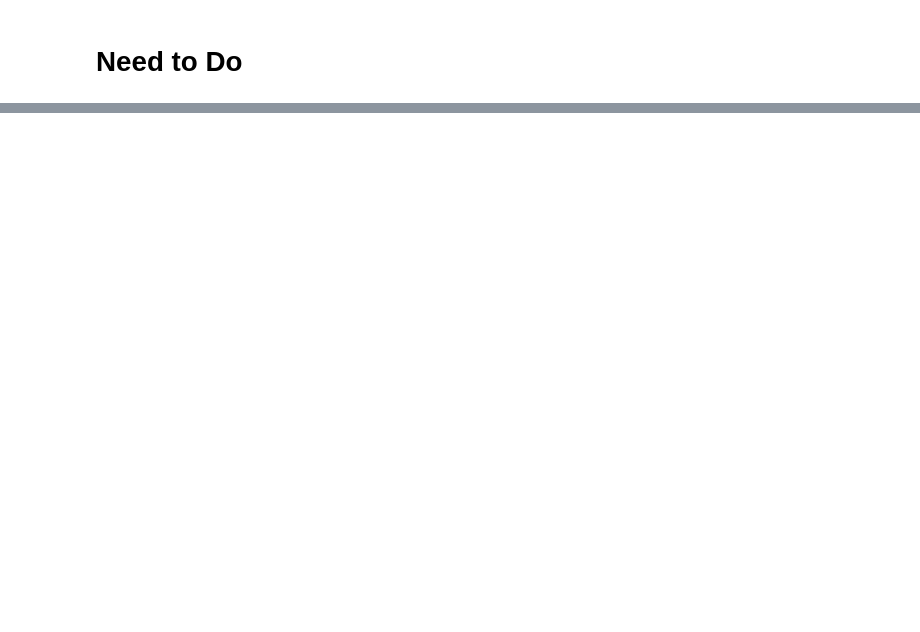
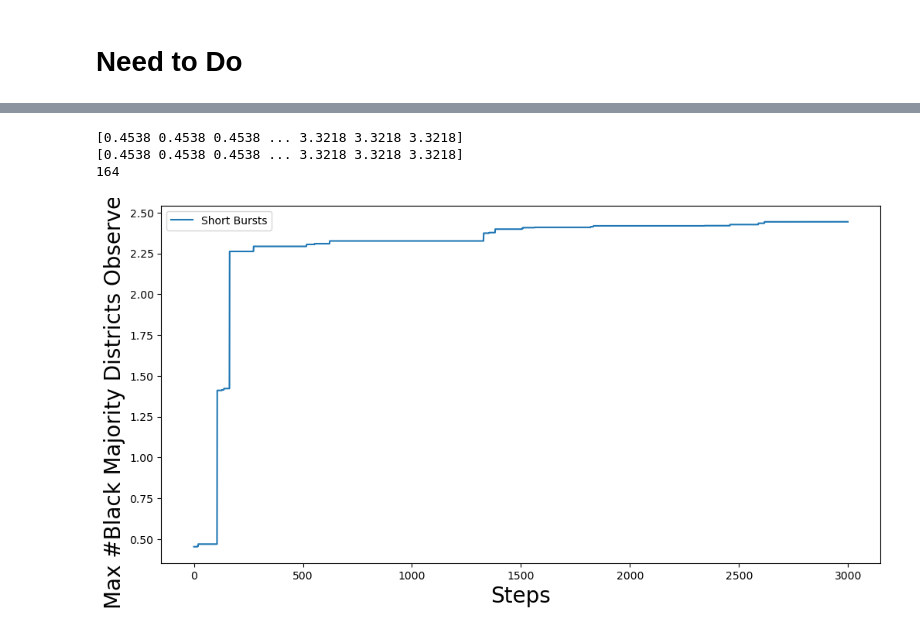
Before and after one commit to Guillermo-03/AI_For_Redistricting_Project, a Jupyter notebook: notebooks/04_short_burst.ipynb, the cells around one changed output, grey strips where cells are left out. Drawn from its saved outputs; the diff is of its cells as text; code cells hidden in the pictures; blank space fills up the shorter version.

```diff
--- a/notebooks/04_short_burst.ipynb
+++ b/notebooks/04_short_burst.ipynb
@@ -70,7 +71,7 @@ a different pair of districts for recombination.
 # %%
 print(min_scores)
 print(scores)
-for i in range(200000):
+for i in range(20000):
     if min_scores[i] > 2:
         print(i)
         break
@@ -98,0 +101,31 @@ plt.show()
+# %%
+burst_size = 10
+total_bursts = 20000
+total_steps = burst_size * total_bursts
+# Short Bursts
+min_scores = np.zeros(total_steps)
+scores = np.zeros(total_steps)
+for i, part in enumerate(optimizer.short_bursts(burst_size, total_bursts, with_progress_bar=True)):
+    min_scores[i] = optimizer.best_score
+    scores[i] = optimizer.score(part)
+# %%
+print(min_scores)
+print(scores)
+for i in range(2000):
+    if min_scores[i] > 2:
+        print(i)
+        break
+# %% [output]
+[0.4538 0.4538 0.4538 ... 3.3218 3.3218 3.3218]
+[0.4538 0.4538 0.4538 ... 3.3218 3.3218 3.3218]
+164
+# %%
+fig, ax = plt.subplots(figsize=(12,6))
+plt.plot(min_scores[:3000], label="Short Bursts")
+plt.xlabel("Steps", fontsize=20)
+plt.ylabel("Max #Black Majority Districts Observered", fontsize=20)
+plt.legend()
+plt.show()
+# scores graph cut short to 3000 steps, since no change happens after
+# %% [output]
+[figure, added]
```
Also changed, not shown: parts of 7 cells of this notebook.
